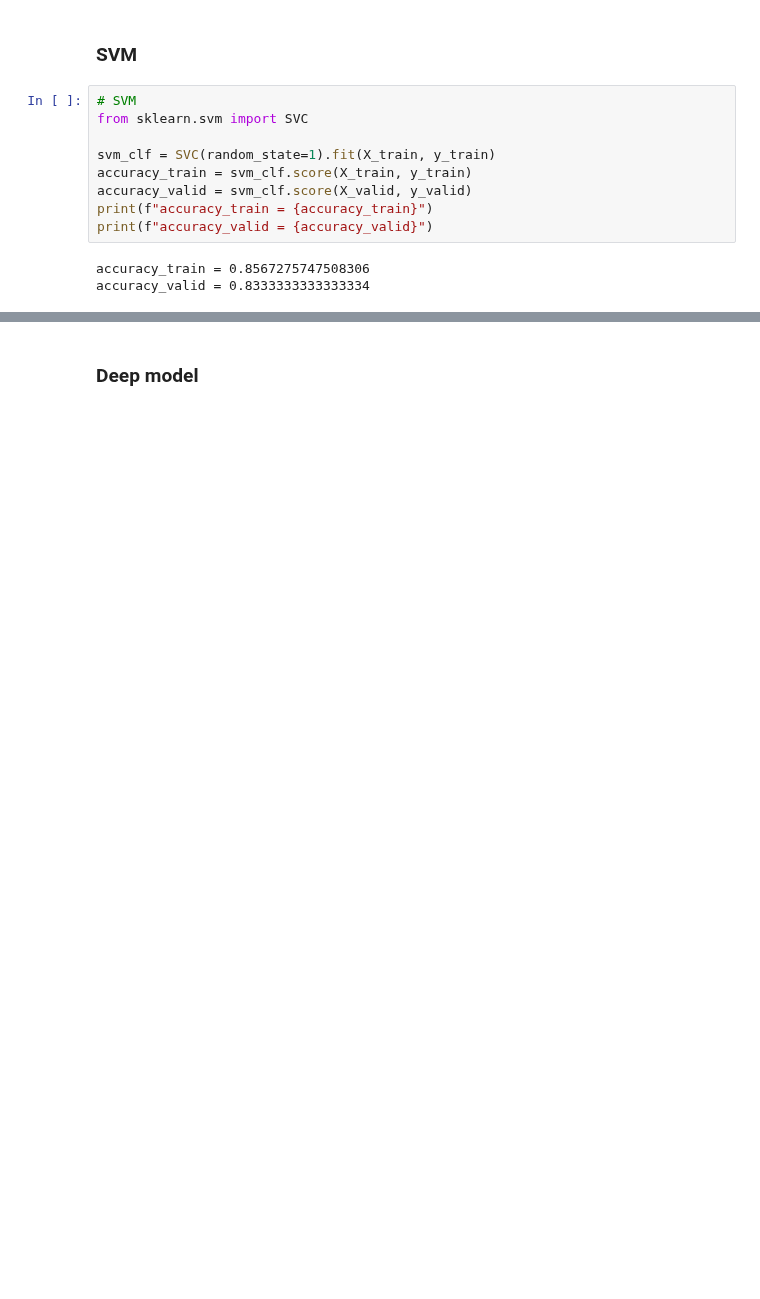
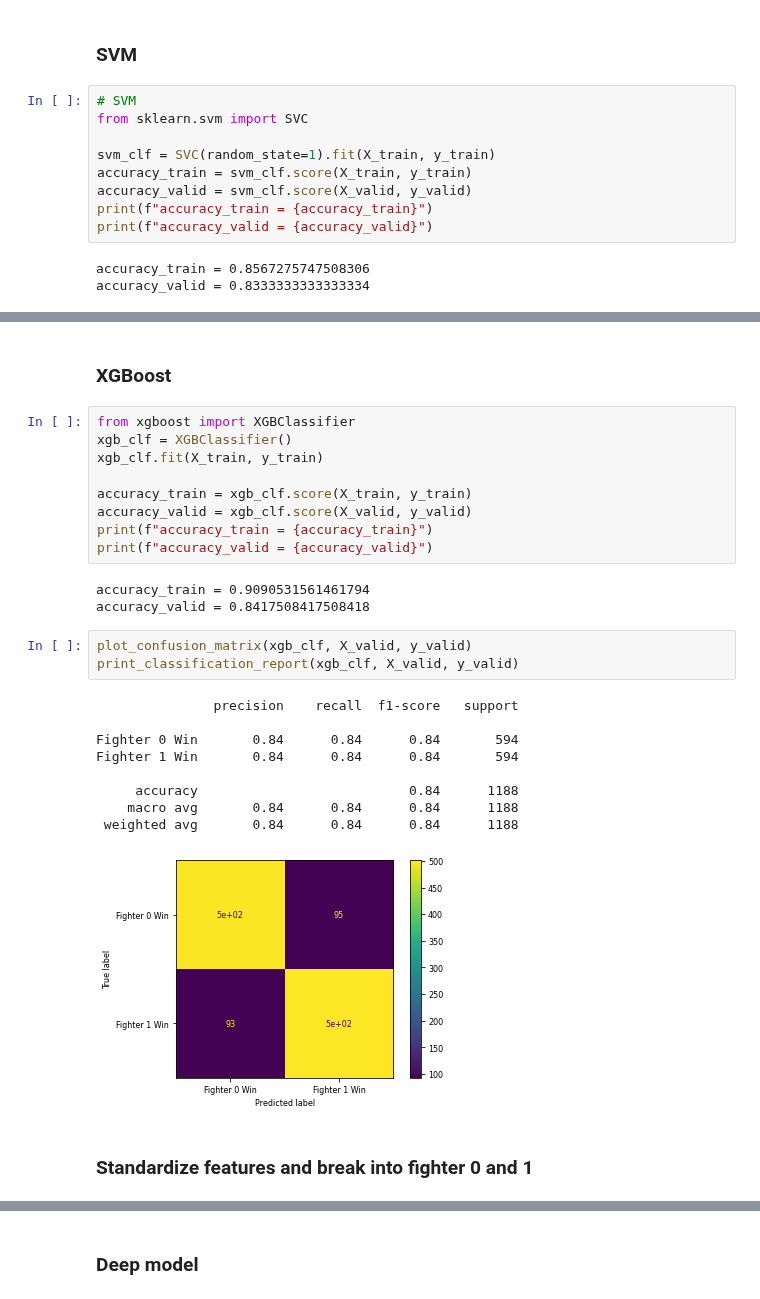
Before and after one commit to tylerlum/ufc_automated_scoring_system, a Jupyter notebook: UFC_automated_scoring.ipynb, the cells around one changed output, grey strips where cells are left out. Drawn from its saved outputs; the diff is of its cells as text; blank space fills up the shorter version.

```diff
--- a/UFC_automated_scoring.ipynb
+++ b/UFC_automated_scoring.ipynb
@@ -287,0 +290,29 @@ Fighter 1 Win       0.83      0.83      0.83       594
+# %% [markdown]
+### XGBoost
+# %%
+from xgboost import XGBClassifier
+xgb_clf = XGBClassifier()
+xgb_clf.fit(X_train, y_train)
+
+accuracy_train = xgb_clf.score(X_train, y_train)
+accuracy_valid = xgb_clf.score(X_valid, y_valid)
+print(f"accuracy_train = {accuracy_train}")
+print(f"accuracy_valid = {accuracy_valid}")
+# %% [output]
+accuracy_train = 0.9090531561461794
+accuracy_valid = 0.8417508417508418
+# %%
+plot_confusion_matrix(xgb_clf, X_valid, y_valid)
+print_classification_report(xgb_clf, X_valid, y_valid)
+# %% [output]
+               precision    recall  f1-score   support
+
+Fighter 0 Win       0.84      0.84      0.84       594
+Fighter 1 Win       0.84      0.84      0.84       594
+
+     accuracy                           0.84      1188
+    macro avg       0.84      0.84      0.84      1188
+ weighted avg       0.84      0.84      0.84      1188
+[figure, added]
+# %% [markdown]
+### Standardize features and break into fighter 0 and 1
```
Also changed, not shown: parts of 31 cells of this notebook.
